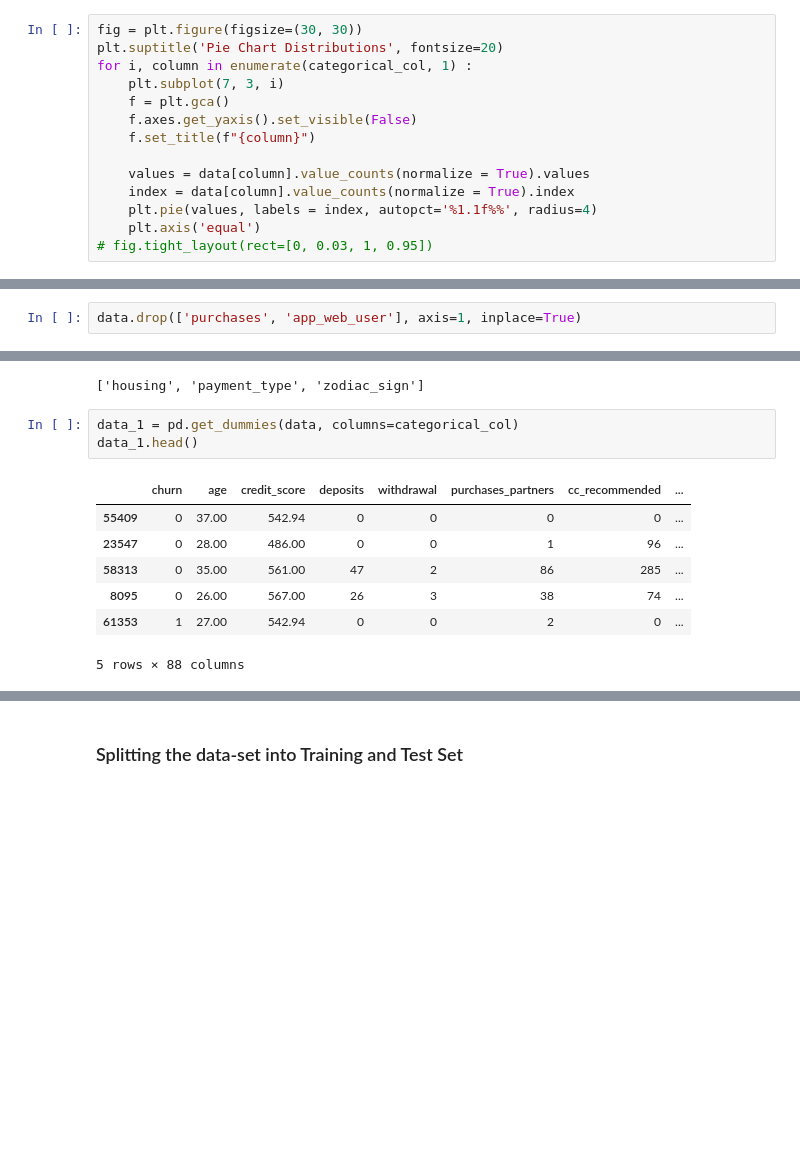
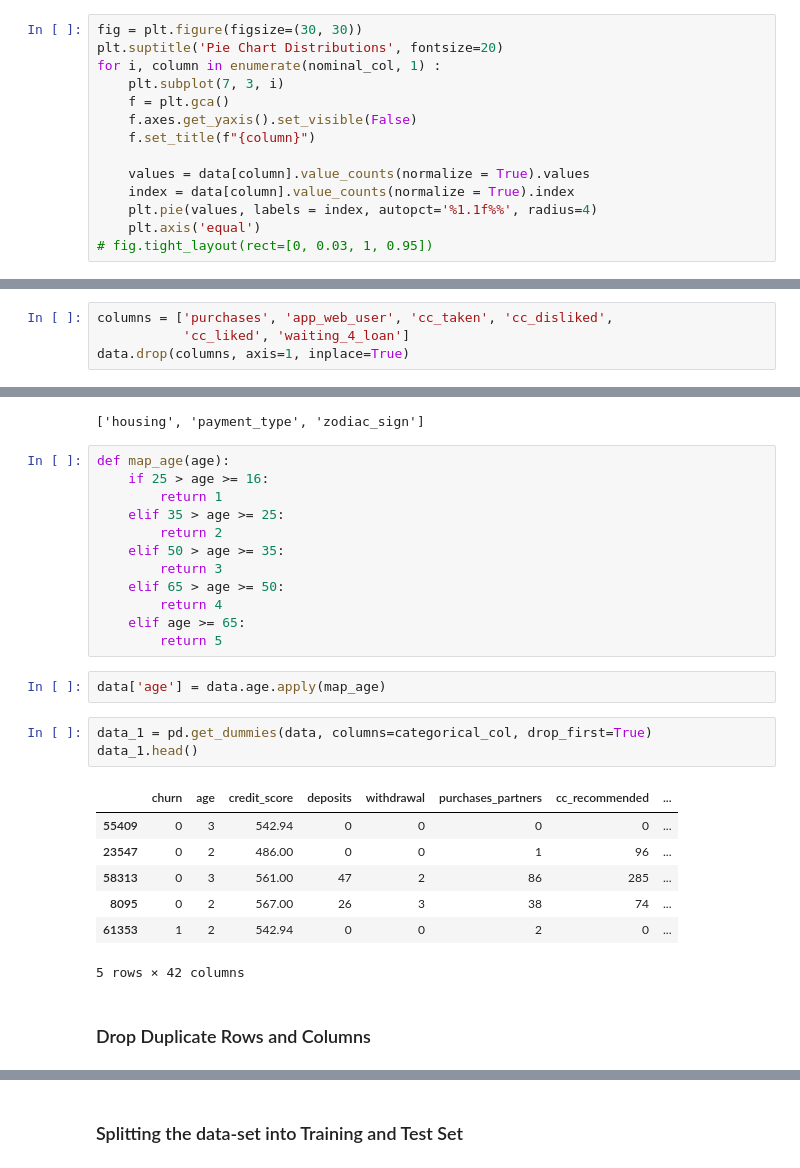
Before and after one commit to fares-ds/Minimizing-Churn-Rate-Through-Analysis-of-Financial-Habits, a Jupyter notebook: Minimizing Churn Rate Through Analysis of Financial Habits.ipynb, the cells around one changed output, grey strips where cells are left out. Cells and saved outputs as stored; diff of their text form; blank space fills up the shorter version.

```diff
--- a/Minimizing Churn Rate Through Analysis of Financial Habits.ipynb
+++ b/Minimizing Churn Rate Through Analysis of Financial Habits.ipynb
@@ -252,7 +332,7 @@ for i, column in enumerate(categorical_col, 1):
 # %%
 fig = plt.figure(figsize=(30, 30))
 plt.suptitle('Pie Chart Distributions', fontsize=20)
-for i, column in enumerate(categorical_col, 1) :
+for i, column in enumerate(nominal_col, 1) :
     plt.subplot(7, 3, i)
     f = plt.gca()
     f.axes.get_yaxis().set_visible(False)
@@ -319,5 +389,7 @@ print(pos_corr)
 - Note: Although there are somewhat correlated fields, they are not colinear. These feature are not functions of each other, so they won't break the model, But these feature won't help much either. Feature Selection should remove them.
 ***
 # %%
-data.drop(['purchases', 'app_web_user'], axis=1, inplace=True)
+columns = ['purchases', 'app_web_user', 'cc_taken', 'cc_disliked',
+           'cc_liked', 'waiting_4_loan']
+data.drop(columns, axis=1, inplace=True)
 # %% [markdown]
@@ -360,14 +432,30 @@ for column in data.columns:
 non_num_features
 # %% [output]
 ['housing', 'payment_type', 'zodiac_sign']
+# %%
+def map_age(age):
+    if 25 > age >= 16:
+        return 1
+    elif 35 > age >= 25:
+        return 2
+    elif 50 > age >= 35:
+        return 3
+    elif 65 > age >= 50:
+        return 4
+    elif age >= 65:
+        return 5
+# %%
+data['age'] = data.age.apply(map_age)
 # %%
-data_1 = pd.get_dummies(data, columns=categorical_col)
+data_1 = pd.get_dummies(data, columns=categorical_col, drop_first=True)
 data_1.head()
 # %% [output]
 |  | churn | age | credit_score | deposits | withdrawal | purchases_partners | cc_recommended | ... |
-| 55409 | 0 | 37.00 | 542.94 | 0 | 0 | 0 | 0 | ... |
-| 23547 | 0 | 28.00 | 486.00 | 0 | 0 | 1 | 96 | ... |
-| 58313 | 0 | 35.00 | 561.00 | 47 | 2 | 86 | 285 | ... |
-| 8095 | 0 | 26.00 | 567.00 | 26 | 3 | 38 | 74 | ... |
-| 61353 | 1 | 27.00 | 542.94 | 0 | 0 | 2 | 0 | ... |
+| 55409 | 0 | 3 | 542.94 | 0 | 0 | 0 | 0 | ... |
+| 23547 | 0 | 2 | 486.00 | 0 | 0 | 1 | 96 | ... |
+| 58313 | 0 | 3 | 561.00 | 47 | 2 | 86 | 285 | ... |
+| 8095 | 0 | 2 | 567.00 | 26 | 3 | 38 | 74 | ... |
+| 61353 | 1 | 2 | 542.94 | 0 | 0 | 2 | 0 | ... |
-5 rows × 88 columns
+5 rows × 42 columns
+# %% [markdown]
+### Drop Duplicate Rows and Columns
```
Also changed, not shown: parts of 92 cells of this notebook.
